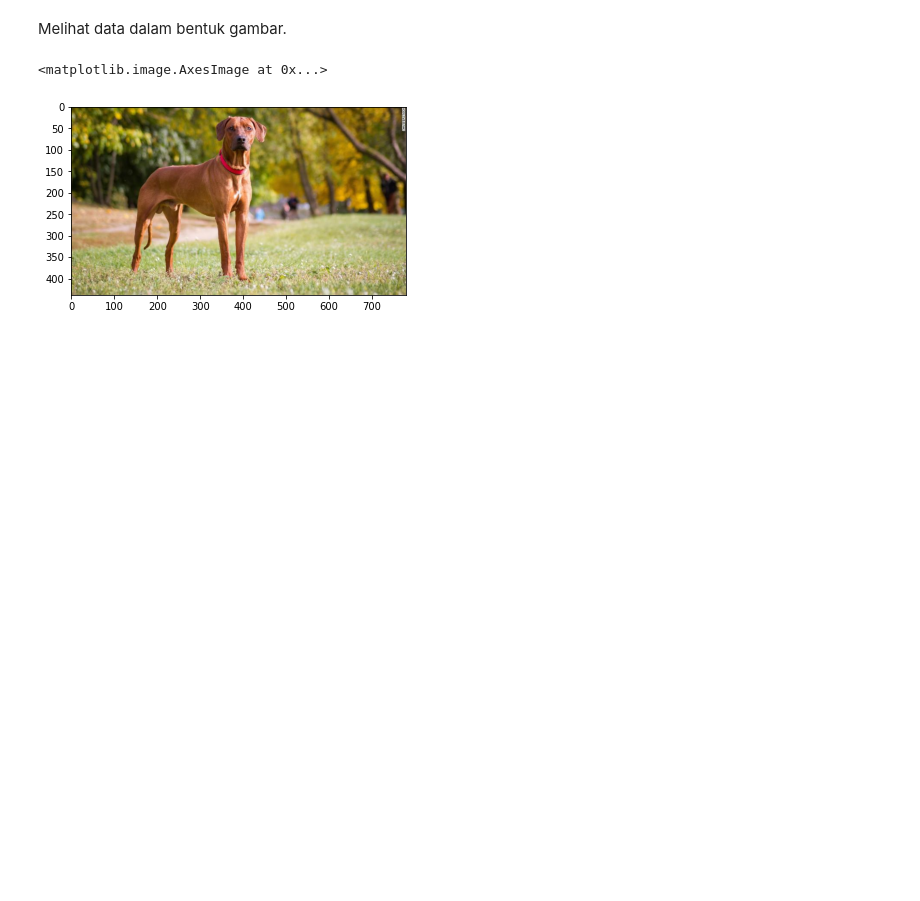
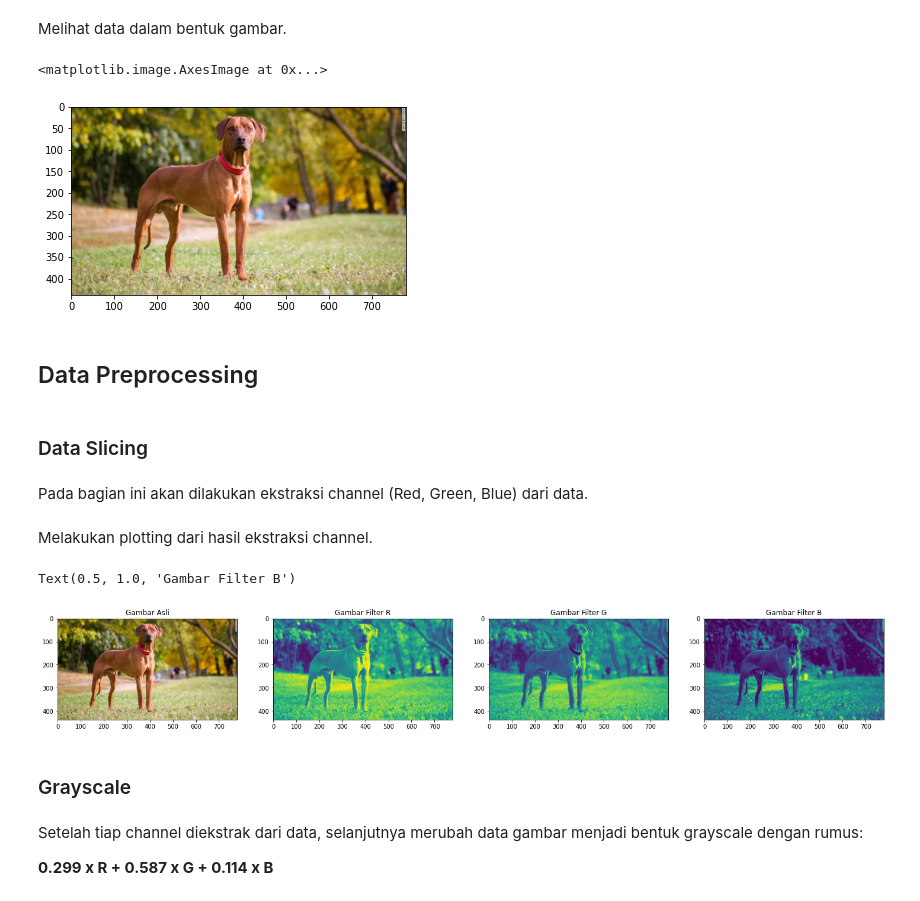
Before and after one commit to Penzragon/h8dsft_P0W2, a Jupyter notebook: script.ipynb, the cells around one changed output. Saved outputs shown, nothing was run; the diff lists cells and outputs as text; code cells hidden in the pictures; blank space fills up the shorter version.

Commit message:
Add data preprocessing section

```diff
--- a/script.ipynb
+++ b/script.ipynb
@@ -82,3 +82,34 @@ plt.imshow(image)
 # %% [output]
 <matplotlib.image.AxesImage at 0x...>
 [figure]
+# %% [markdown]
+## Data Preprocessing
+# %% [markdown]
+### Data Slicing
+# %% [markdown]
+Pada bagian ini akan dilakukan ekstraksi channel (Red, Green, Blue) dari data.
+# %%
+Red = image[:,:,0] # Channel berindex 0 adalah merah
+Green = image[:,:,1] # Channel berindex 1 adalah hijau
+Blue = image[:,:,2] # Channel berindex 2 adalah biru
+# %% [markdown]
+Melakukan plotting dari hasil ekstraksi channel.
+# %%
+fig, ax = plt.subplots(ncols=4,figsize=(25,5))
+ax[0].imshow(image)
+ax[0].set_title('Gambar Asli')
+ax[1].imshow(Red)
+ax[1].set_title('Gambar Filter R')
+ax[2].imshow(Green)
+ax[2].set_title('Gambar Filter G')
+ax[3].imshow(Blue)
+ax[3].set_title('Gambar Filter B')
+# %% [output]
+Text(0.5, 1.0, 'Gambar Filter B')
+[figure, added]
+# %% [markdown]
+### Grayscale
+# %% [markdown]
+Setelah tiap channel diekstrak dari data, selanjutnya merubah data gambar menjadi bentuk grayscale dengan rumus:
+
+**0.299 x R + 0.587 x G + 0.114 x B**
```
Also changed, not shown: parts of 4 cells of this notebook.
